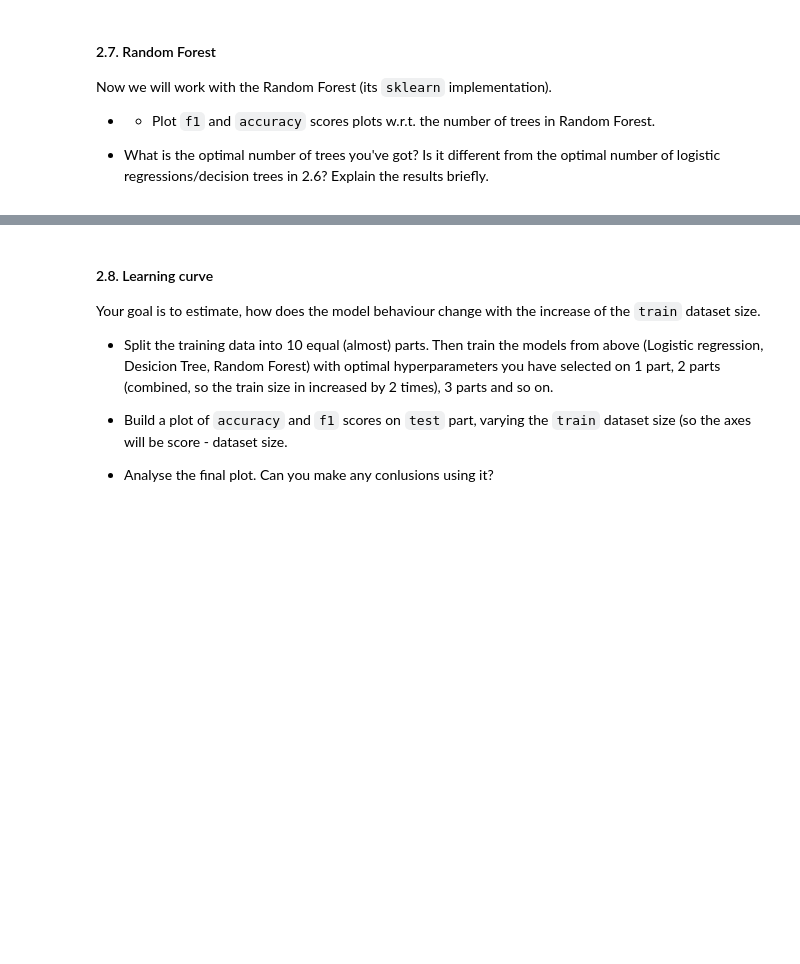
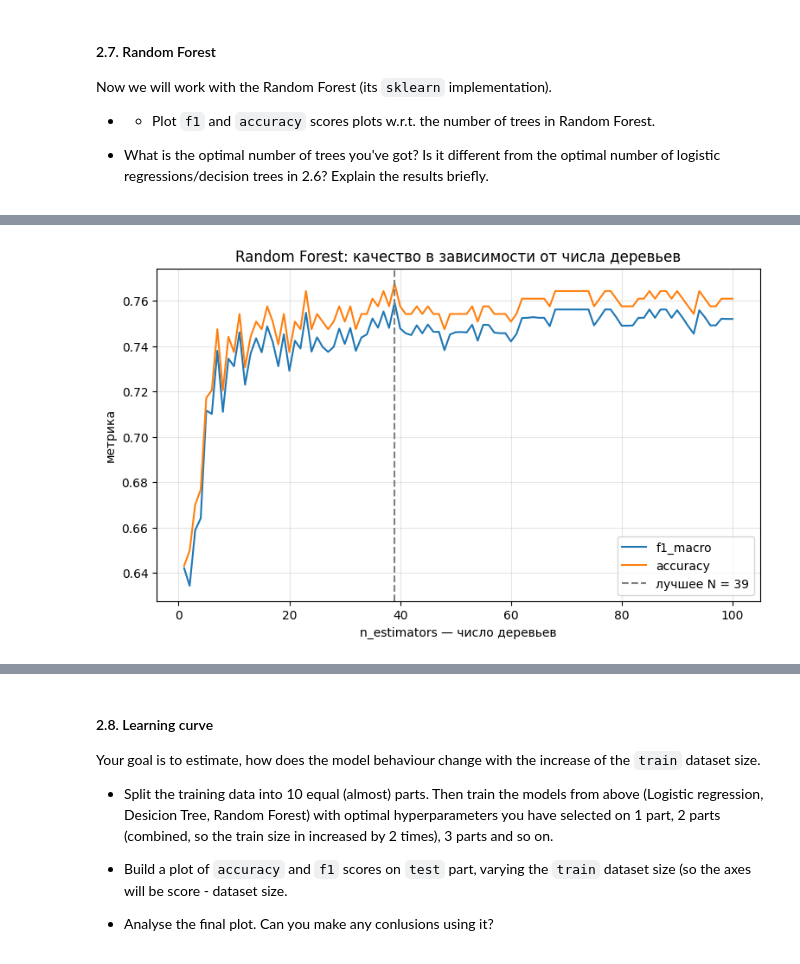
Before and after one commit to izvezdakov/ML, a Jupyter notebook: lab01/lab01_part2_ml_pipeline.ipynb, the cells around one changed output, grey strips where cells are left out. Cells and saved outputs as stored; diff of their text form; code cells hidden in the pictures; blank space fills up the shorter version.

```diff
--- a/lab01/lab01_part2_ml_pipeline.ipynb
+++ b/lab01/lab01_part2_ml_pipeline.ipynb
@@ -326,0 +621,20 @@ from sklearn.ensemble import RandomForestClassifier
+# %%
+from sklearn.ensemble import RandomForestClassifier
+
+n_trees = list(range(1, 101))
+rf_acc, rf_f1 = [], []
+
+for n in n_trees:
+    rf = RandomForestClassifier(n_estimators=n, random_state=42).fit(X_train, y_train)
+    y_pred_rf = rf.predict(X_test)
+    rf_acc.append(accuracy_score(y_test, y_pred_rf))
+    rf_f1.append(f1_score(y_test, y_pred_rf, average='macro'))
+
+best_n = n_trees[int(np.argmax(rf_f1))]
+print('Лучшее число деревьев: %d' % best_n)
+print('Accuracy: %.3f' % rf_acc[best_n - 1])
+print('F1 macro: %.3f' % rf_f1[best_n - 1])
+print()
+
+best_rf = RandomForestClassifier(n_estimators=best_n, random_state=42).fit(X_train, y_train)
+print(classification_report(y_test, best_rf.predict(X_test), digits=3))
@@ -326,0 +656,13 @@ from sklearn.ensemble import RandomForestClassifier
+# %%
+plt.figure(figsize=(9, 5))
+plt.plot(n_trees, rf_f1, label='f1_macro')
+plt.plot(n_trees, rf_acc, label='accuracy')
+plt.axvline(best_n, color='grey', linestyle='--', label='лучшее N = %d' % best_n)
+plt.xlabel('n_estimators — число деревьев')
+plt.ylabel('метрика')
+plt.title('Random Forest: качество в зависимости от числа деревьев')
+plt.grid(alpha=0.3)
+plt.legend()
+plt.show()
+# %% [output]
+[figure, added]
```
Also changed, not shown: parts of 26 cells of this notebook.
